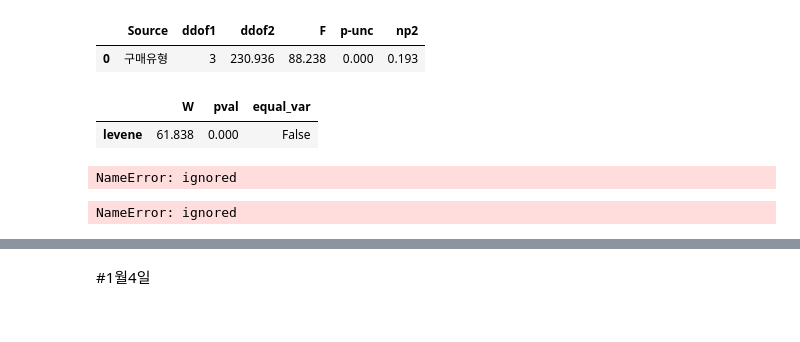
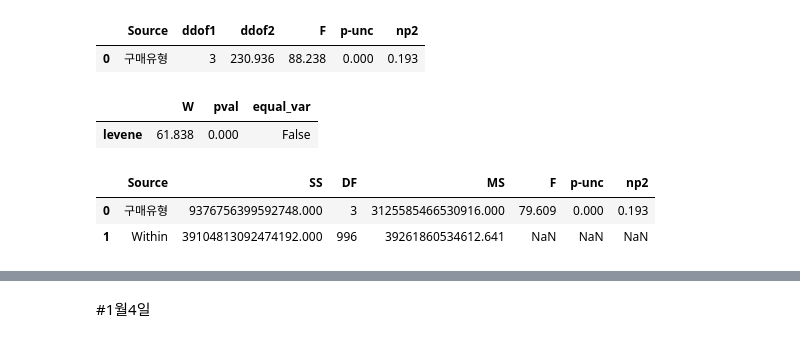
Before and after one commit to enosung/ubion, a Jupyter notebook: 유비온_2번째주_수업02(01월02일~01월09일).ipynb, the cells around one changed output, grey strips where cells are left out. Drawn from its saved outputs; the diff is of its cells as text; code cells hidden in the pictures.

```diff
--- a/유비온_2번째주_수업02(01월02일~01월09일).ipynb
+++ b/유비온_2번째주_수업02(01월02일~01월09일).ipynb
@@ -1511,13 +1512,12 @@ pg.homoscedasticity(dv = "총_매출액", group = "구매유형", data = df2)
 |  | W | pval | equal_var |
 | levene | 61.838 | 0.000 | False |
 # %%
-pg.anova(dv = "총_매출액", between = "구매유형", data = df2, detailed = true)
+pg.anova(dv = '총_매출액', between = '구매유형', data = df2, detailed = True )#등분산 가정
+# detailed = True 에서 True 대소문자 구분해야 출력됨
 # %% [output]
-NameError: ignored
+|  | Source | SS | DF | MS | F | p-unc | np2 |
+| 0 | 구매유형 | 9376756399592748.000 | 3 | 3125585466530916.000 | 79.609 | 0.000 | 0.193 |
+| 1 | Within | 39104813092474192.000 | 996 | 39261860534612.641 | NaN | NaN | NaN |
-# %%
-pg.anova(dv = "총_매출액", between = "구매유형", data = df2, detailed = true)  #등분산 가정
-# %% [output]
-NameError: ignored
 # %%
 #model = ols("총_매출액 ~ 구매유형", data = df1).fit() #등분산인 경우
 #anova_lm(model)
```
Also changed, not shown: parts of 8 cells of this notebook.
